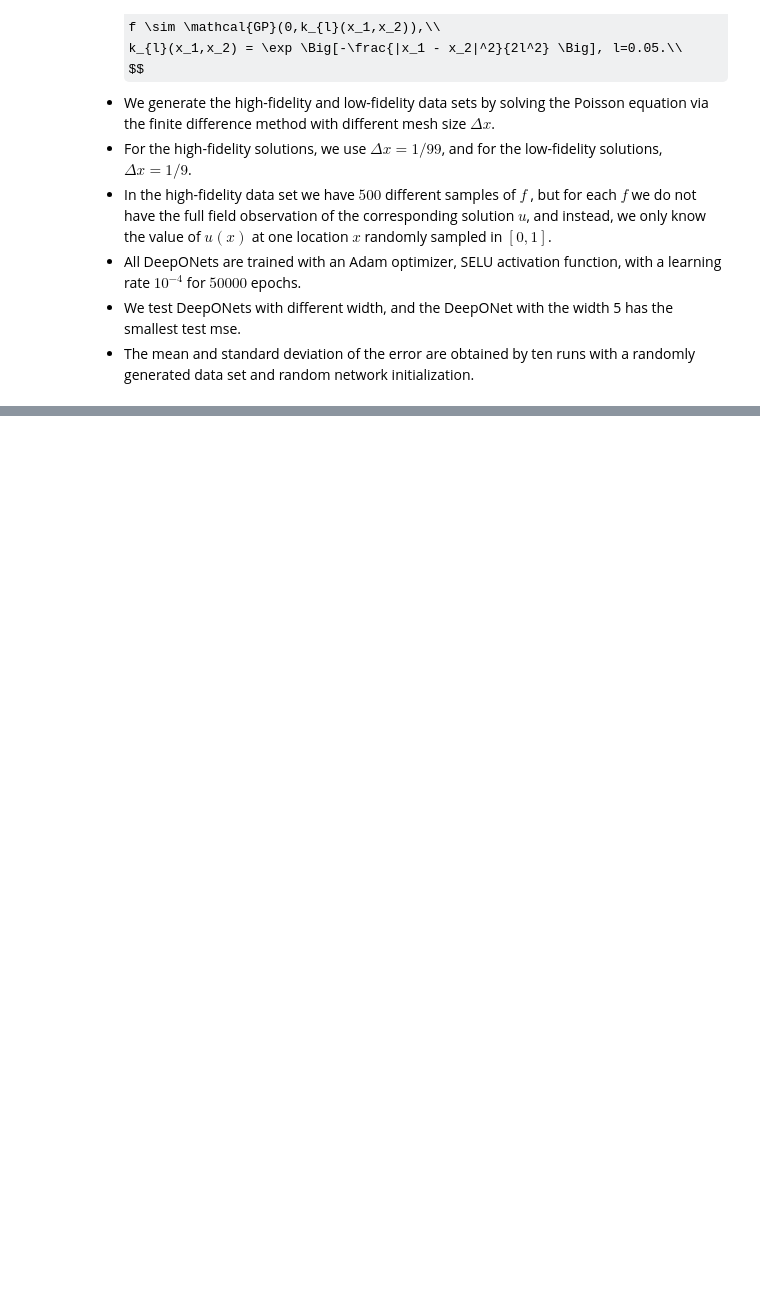
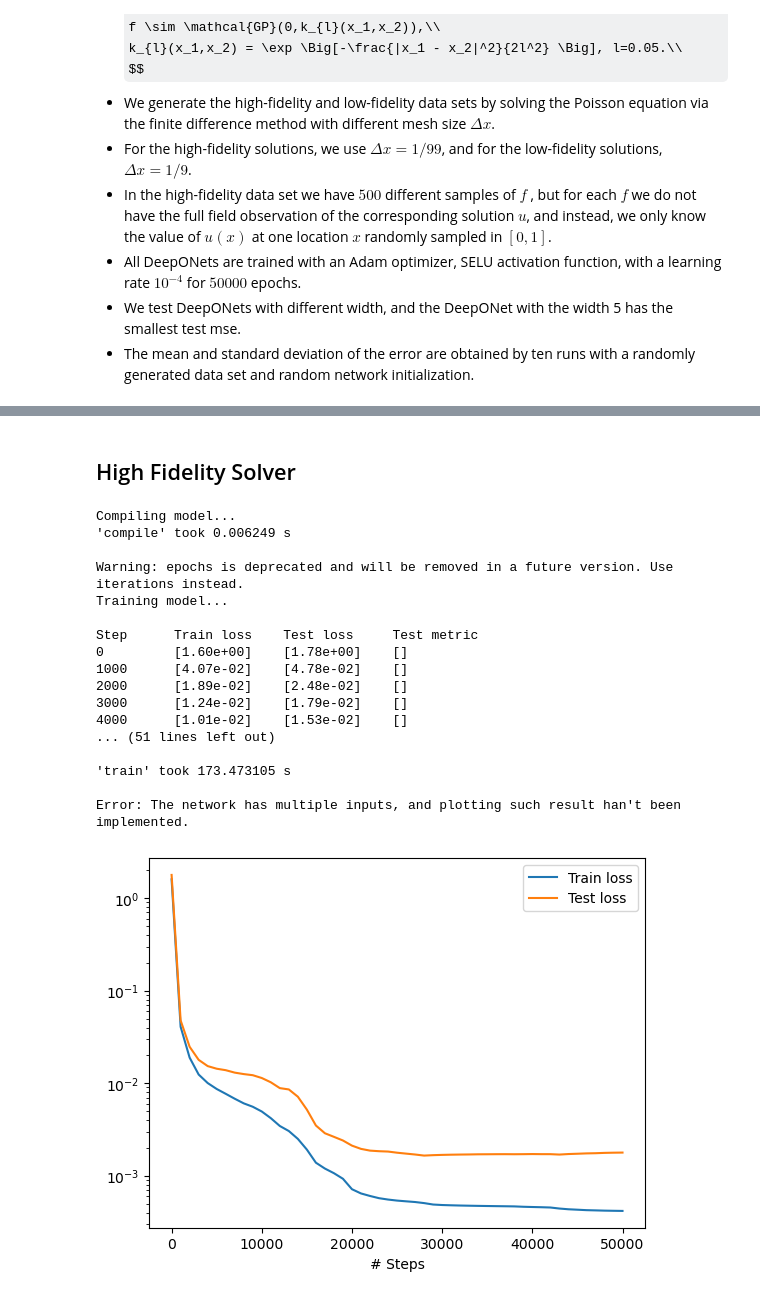
Before and after one commit to rohandekate10/DeepONet-Datasets, a Jupyter notebook: Multifidelity Dataset/1D Poisson/1d_poisson_dataset.ipynb, the cells around one changed output, grey strips where cells are left out. Drawn from its saved outputs; the diff is of its cells as text; code cells hidden in the pictures; some formulas as TeX source; blank space fills up the shorter version.

```diff
--- a/Multifidelity Dataset/1D Poisson/1d_poisson_dataset.ipynb
+++ b/Multifidelity Dataset/1D Poisson/1d_poisson_dataset.ipynb
@@ -88,0 +133,2 @@ X_train, y_train, X_test, y_test = get_data(
+# %% [markdown]
+## High Fidelity Solver
@@ -89 +139,26 @@ X_train, y_train, X_test, y_test = get_data(
+# %%
+data = dde.data.Triple(
+        X_train=X_train, y_train=y_train, X_test=X_test, y_test=y_test
+    )
+# %%
+run(data, net, lr, epochs)
+# %% [output]
+Compiling model...
+'compile' took 0.006249 s
+
+Warning: epochs is deprecated and will be removed in a future version. Use iterations instead.
+Training model...
+
+Step      Train loss    Test loss     Test metric
+0         [1.60e+00]    [1.78e+00]    []
+1000      [4.07e-02]    [4.78e-02]    []
+2000      [1.89e-02]    [2.48e-02]    []
+3000      [1.24e-02]    [1.79e-02]    []
+4000      [1.01e-02]    [1.53e-02]    []
+... (51 lines left out)
+
+'train' took 173.473105 s
+
+Error: The network has multiple inputs, and plotting such result han't been implemented.
+[figure, added]
 # %%
```
Also changed, not shown: parts of 15 cells of this notebook, 6 other files.
